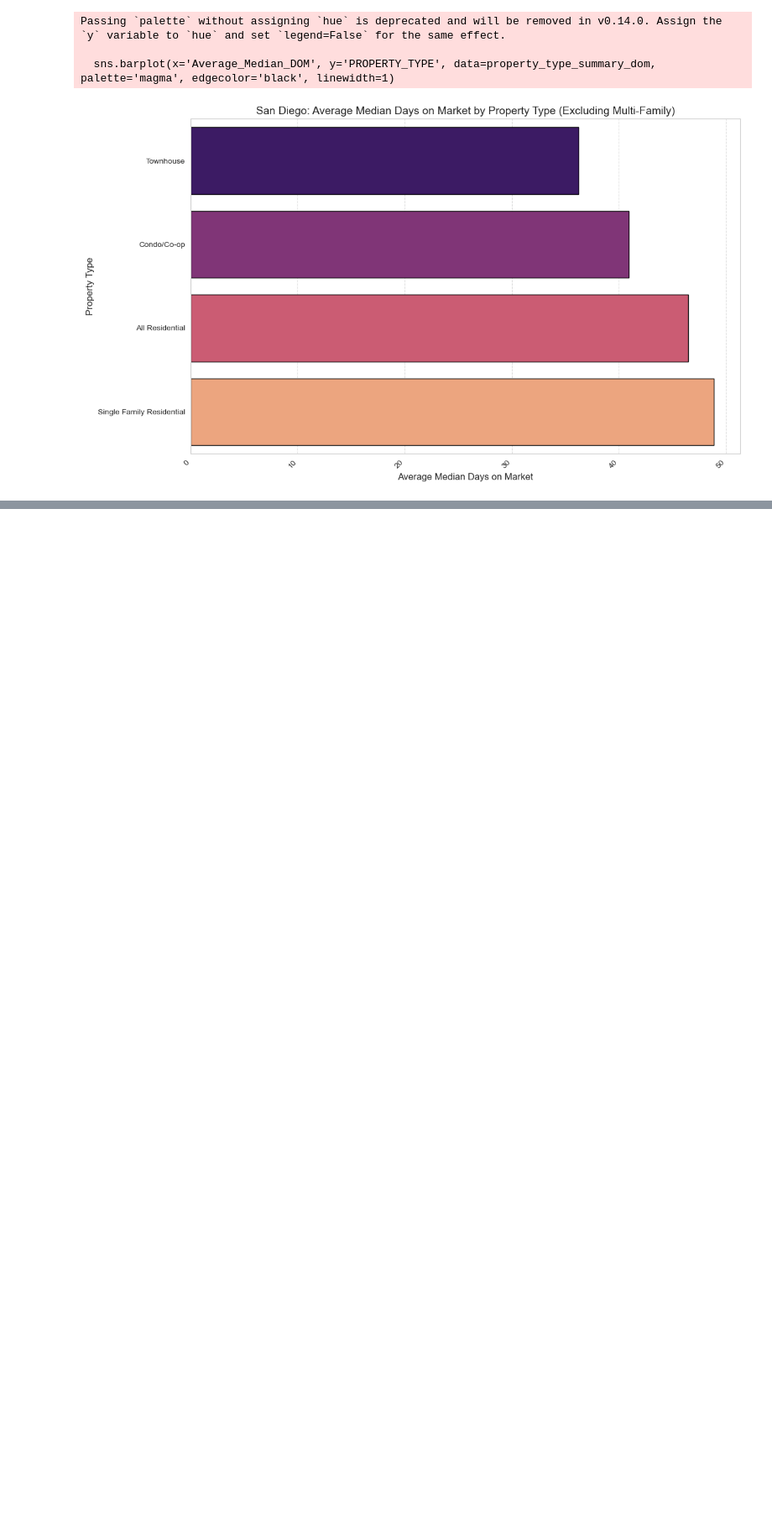
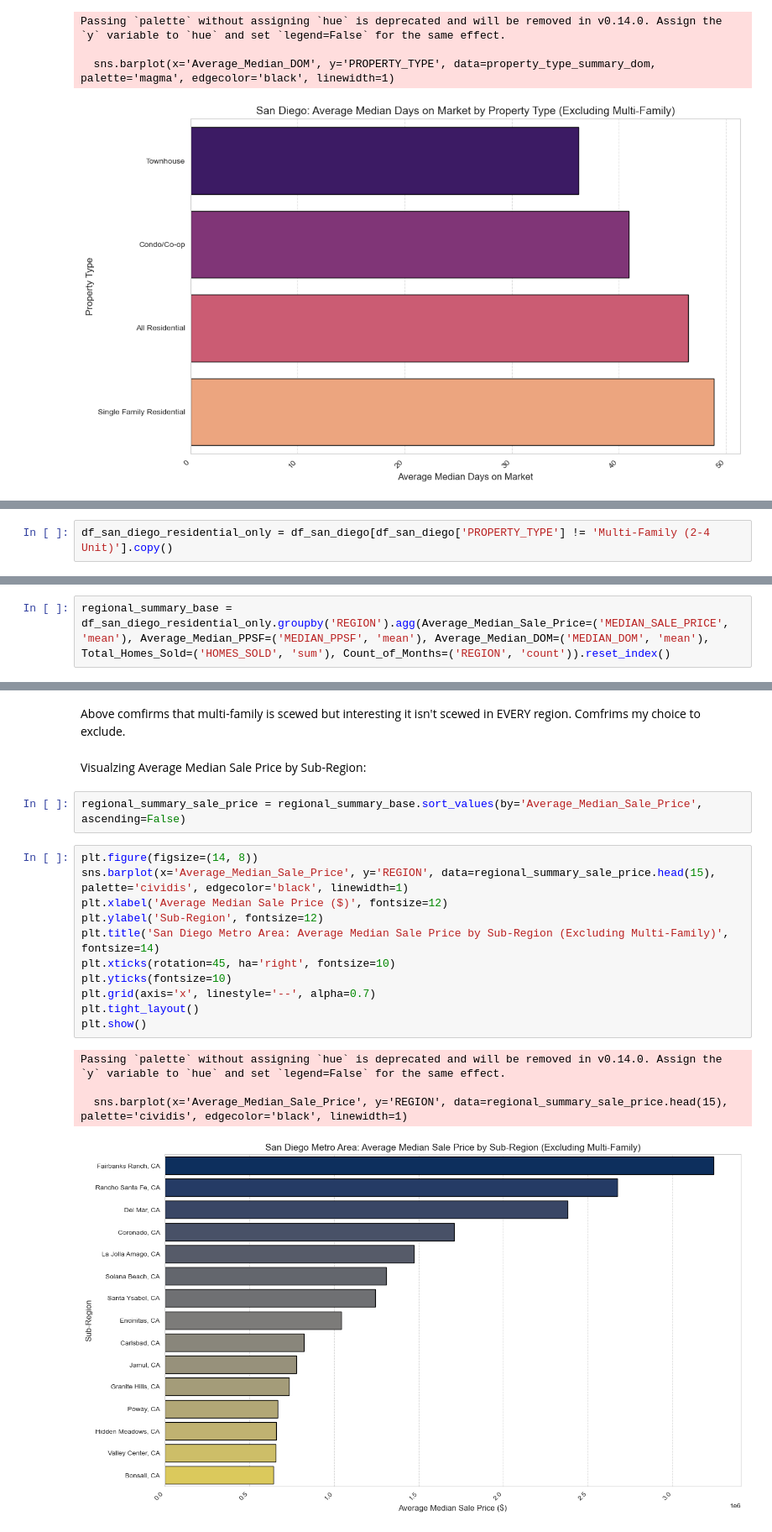
Before and after one commit to seanselig/san-diego-housing-analysis, a Jupyter notebook: San Diego Housing Market Analysis.ipynb, the cells around one changed output, grey strips where cells are left out. Shown at 84% size. Drawn from its saved outputs; the diff is of its cells as text; blank space fills up the shorter version.

Commit message:
Explore regional market variations and price disparities (Question 2 insights).

```diff
--- a/San Diego Housing Market Analysis.ipynb
+++ b/San Diego Housing Market Analysis.ipynb
@@ -289,0 +316,2 @@ Passing `palette` without assigning `hue` is deprecated and will be removed in v
+# %%
+df_san_diego_residential_only = df_san_diego[df_san_diego['PROPERTY_TYPE'] != 'Multi-Family (2-4 Unit)'].copy()
@@ -289,0 +320,2 @@ Passing `palette` without assigning `hue` is deprecated and will be removed in v
+# %%
+regional_summary_base = df_san_diego_residential_only.groupby('REGION').agg(Average_Median_Sale_Price=('MEDIAN_SALE_PRICE', 'mean'), Average_Median_PPSF=('MEDIAN_PPSF', 'mean'), Average_Median_DOM=('MEDIAN_DOM', 'mean'), Total_Homes_Sold=('HOMES_SOLD', 'sum'), Count_of_Months=('REGION', 'count')).reset_index()
@@ -289,0 +378,22 @@ Passing `palette` without assigning `hue` is deprecated and will be removed in v
+# %% [markdown]
+Above comfirms that multi-family is scewed but interesting it isn't scewed in EVERY region. Comfrims my choice to exclude.
+# %% [markdown]
+Visualzing Average Median Sale Price by Sub-Region:
+# %%
+regional_summary_sale_price = regional_summary_base.sort_values(by='Average_Median_Sale_Price', ascending=False)
+# %%
+plt.figure(figsize=(14, 8))
+sns.barplot(x='Average_Median_Sale_Price', y='REGION', data=regional_summary_sale_price.head(15), palette='cividis', edgecolor='black', linewidth=1)
+plt.xlabel('Average Median Sale Price ($)', fontsize=12)
+plt.ylabel('Sub-Region', fontsize=12)
+plt.title('San Diego Metro Area: Average Median Sale Price by Sub-Region (Excluding Multi-Family)', fontsize=14)
+plt.xticks(rotation=45, ha='right', fontsize=10)
+plt.yticks(fontsize=10)
+plt.grid(axis='x', linestyle='--', alpha=0.7)
+plt.tight_layout()
+plt.show()
+# %% [output]
+Passing `palette` without assigning `hue` is deprecated and will be removed in v0.14.0. Assign the `y` variable to `hue` and set `legend=False` for the same effect.
+
+  sns.barplot(x='Average_Median_Sale_Price', y='REGION', data=regional_summary_sale_price.head(15), palette='cividis', edgecolor='black', linewidth=1)
+[figure, added]
```
Also changed, not shown: parts of 16 cells of this notebook.
